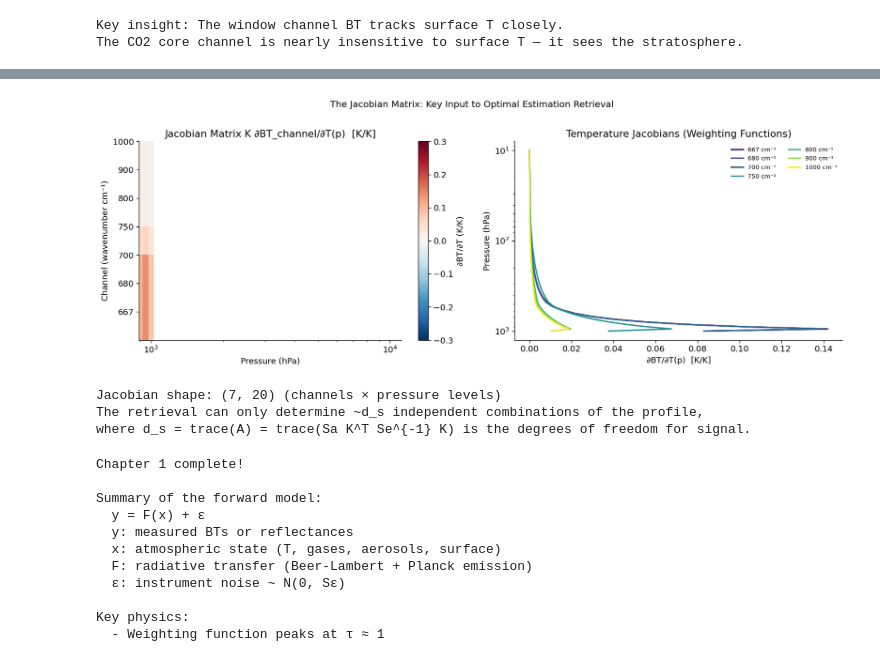
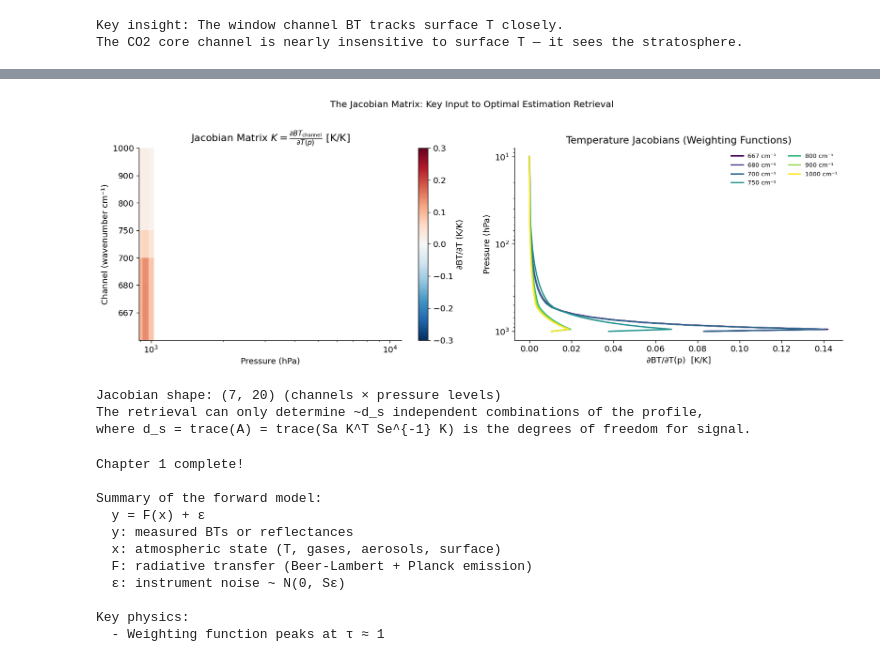
Before and after one commit to arunp77/Bayesian-Analysis-in-Astrophysics, a Jupyter notebook: Bayes-remote-sensing/chapters/ch01_radiative_transfer/notebook.ipynb, the cells around one changed output, grey strips where cells are left out. Drawn from its saved outputs; the diff is of its cells as text; code cells hidden in the pictures.

```diff
--- a/Bayes-remote-sensing/chapters/ch01_radiative_transfer/notebook.ipynb
+++ b/Bayes-remote-sensing/chapters/ch01_radiative_transfer/notebook.ipynb
@@ -740,62 +788,69 @@ ch_labels   = [f"{nu}" for nu in nu_channels]
 
 n_ch = len(nu_channels)
 n_p  = len(p_levels)
-K    = np.zeros((n_ch, n_p))
+K    = np.zeros((n_ch, n_p))             # initializing the matrix with dimention n_ch x n_p
 
 delta_T = 1.0   # 1K perturbation
 
 for i, nu_ch in enumerate(nu_channels):
+
+    # --- Build absorption profile ---
     k_col = 0.5 if nu_ch > 750 else (2.0 if nu_ch > 700 else 5.0)
     k_profile = k_col * p_levels / 1013.0
     dp = np.diff(p_levels, prepend=p_levels[0])
     tau_cum = np.cumsum(k_profile * np.abs(dp) / 1013.0)[::-1]
     t_p = np.exp(-tau_cum[::-1])
 
+    # --- Loop over pressure levels ---
     for j in range(n_p):
+
+        # Perturb temperature at level j
         T_pert = T_std.copy()
         T_pert[j] += delta_T
+
+        # Radiance (base and perturbed)
         B_atm_pert = planck(nu_ch, T_pert)
         B_atm_base = planck(nu_ch, T_std)
+
         I_base = planck(nu_ch, 295)*t_p[0] + np.trapezoid(B_atm_base*(-np.gradient(t_p,p_levels)), p_levels)
         I_pert = planck(nu_ch, 295)*t_p[0] + np.trapezoid(B_atm_pert*(-np.gradient(t_p,p_levels)), p_levels)
+
         BT_base = rad_to_BT(nu_ch, I_base)
         BT_pert = rad_to_BT(nu_ch, I_pert)
         K[i, j] = (BT_pert - BT_base) / delta_T
 
 fig, axes = plt.subplots(1, 2, figsize=(14, 5))
 
-im = axes[0].pcolormesh(p_levels, np.arange(n_ch), K,
-                         cmap="RdBu_r", vmin=-0.3, vmax=0.3)
+im = axes[0].pcolormesh(p_levels, np.arange(n_ch), K, cmap="RdBu_r", vmin=-0.3, vmax=0.3)
 axes[0].set_xlabel("Pressure (hPa)")
 axes[0].set_ylabel("Channel (wavenumber cm⁻¹)")
 axes[0].set_yticks(np.arange(n_ch)+0.5)
 axes[0].set_yticklabels(ch_labels)
 axes[0].set_xscale("log")
-axes[0].set_title("Jacobian Matrix K ∂BT_channel/∂T(p)  [K/K]")
+axes[0].set_title(r"Jacobian Matrix $K = \frac{\partial BT_{\mathrm{channel}}}{\partial T(p)}$ [K/K]")
 plt.colorbar(im, ax=axes[0], label="∂BT/∂T (K/K)")
 
 # Individual weighting functions per channel
-for i, (nu_ch, col) in enumerate(zip(nu_channels,
-    plt.cm.viridis(np.linspace(0,1,n_ch)))):
+for i, (nu_ch, col) in enumerate(zip(nu_channels, plt.cm.viridis(np.linspace(0,1,n_ch)))):
     axes[1].plot(K[i], p_levels, color=col, lw=1.8, label=f"{nu_ch} cm⁻¹")
 
 axes[1].invert_yaxis()
 axes[1].set_yscale("log")
 axes[1].set_xlabel("∂BT/∂T(p)  [K/K]")
 axes[1].set_ylabel("Pressure (hPa)")
 axes[1].set_title("Temperature Jacobians (Weighting Functions)")
 axes[1].legend(frameon=False, fontsize=8, ncol=2)
 
 plt.suptitle("The Jacobian Matrix: Key Input to Optimal Estimation Retrieval",
              fontsize=12, y=1.01)
 plt.tight_layout()
 plt.show()
 
 print("Jacobian shape:", K.shape, "(channels × pressure levels)")
 print("The retrieval can only determine ~d_s independent combinations of the profile,")
 print("where d_s = trace(A) = trace(Sa K^T Se^{-1} K) is the degrees of freedom for signal.")
 # %% [output]
-[figure, old version]
+[figure, new version]
 Jacobian shape: (7, 20) (channels × pressure levels)
 The retrieval can only determine ~d_s independent combinations of the profile,
 where d_s = trace(A) = trace(Sa K^T Se^{-1} K) is the degrees of freedom for signal.
```
Also changed, not shown: parts of 4 cells of this notebook.
